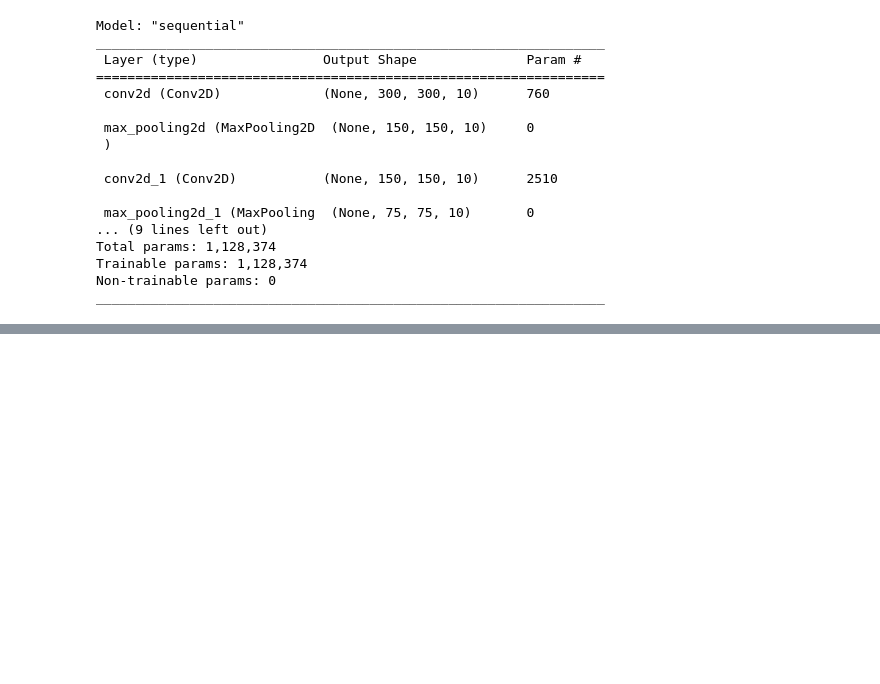
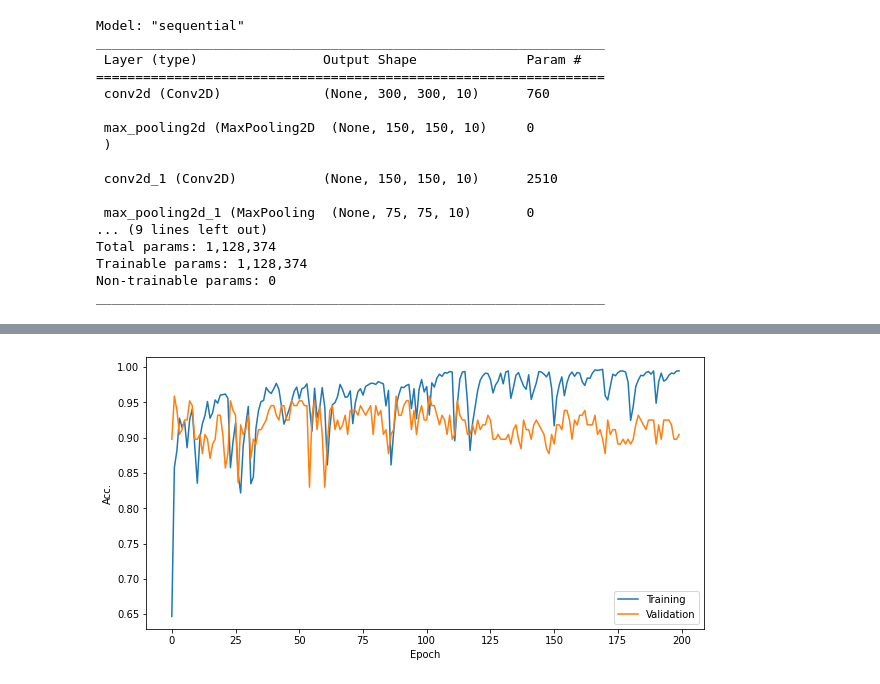
Before and after one commit to Chunlin-Yang/DL2022Fall-Final-Project-Group-YHK, a Jupyter notebook: Final_Project_PhaseI.ipynb, the cells around one changed output, grey strips where cells are left out. Drawn from its saved outputs; the diff is of its cells as text; code cells hidden in the pictures; blank space fills up the shorter version.

```diff
--- a/Final_Project_PhaseI.ipynb
+++ b/Final_Project_PhaseI.ipynb
@@ -278,0 +284,6 @@ plt.show()
+# %%
+# only include open or closed eye pictures in the datasets
+x_train = np.concatenate([x_closed[:int(x_closed.shape[0]*0.9)], x_open[:int(x_open.shape[0]*0.9)]], axis=0)
+x_val = np.concatenate([x_closed[int(x_closed.shape[0]*0.9):], x_open[int(x_open.shape[0]*0.9):]], axis=0)
+y_train = np.concatenate([y_closed[:int(y_closed.shape[0]*0.9)], y_open[:int(y_open.shape[0]*0.9)]], axis=0)
+y_val = np.concatenate([y_closed[int(y_closed.shape[0]*0.9):], y_open[int(y_open.shape[0]*0.9):]], axis=0)
@@ -278,0 +319,14 @@ plt.show()
+# %%
+# Compile the model by using binary crossentropy loss.
+model.compile(
+    loss = 'sparse_categorical_crossentropy',
+    optimizer = 'adam',
+    metrics = ['accuracy'])
+
+# Train the model
+training_2 = model.fit(x_train, y_train,
+                     validation_data = (x_val, y_val),
+                      batch_size=10,
+                      epochs = 200,
+                      shuffle = True,
+                     )
@@ -278,0 +351,19 @@ plt.show()
+# %%
+# Plot training and validation accuracy
+acc = np.zeros(shape=(2,200), dtype = float)
+acc[0] = training_2.history['accuracy']
+acc[1] = training_2.history['val_accuracy']
+
+
+fig=plt.figure(figsize=(10,5))
+ax=fig.add_subplot(111)
+ax.set_xlabel("Epoch")
+ax.set_ylabel("Acc.")
+
+ax.plot(acc[0], label = "Training")
+ax.plot(acc[1], label = "Validation")
+
+plt.legend()
+plt.show()
+# %% [output]
+[figure, added]
```
Also changed, not shown: parts of 10 cells of this notebook.
